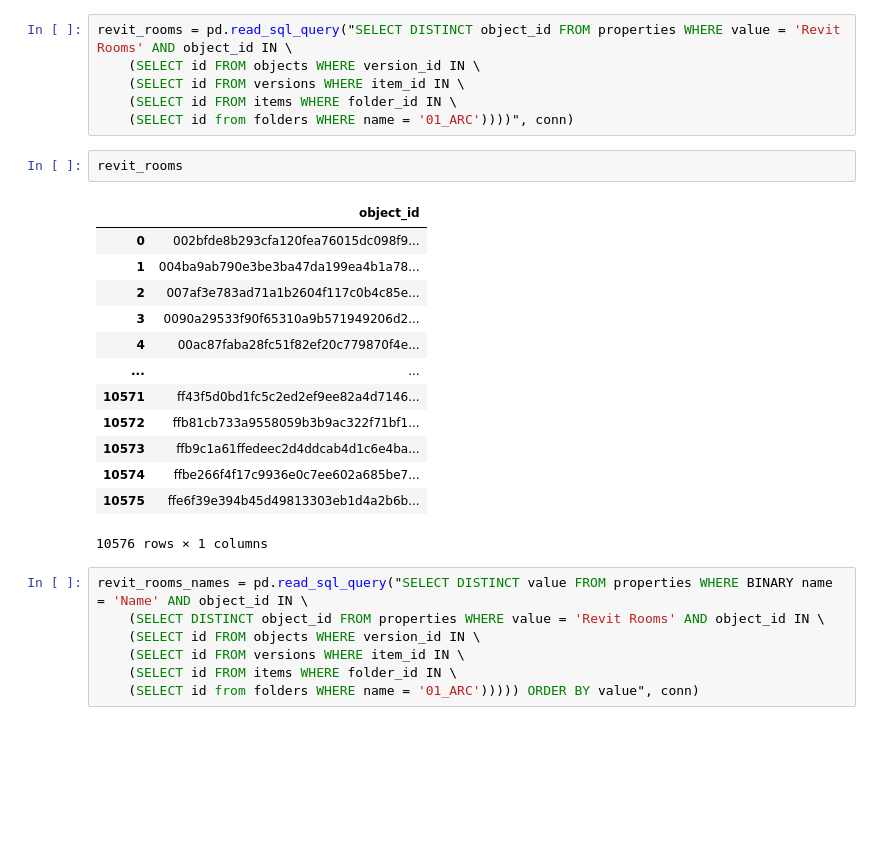
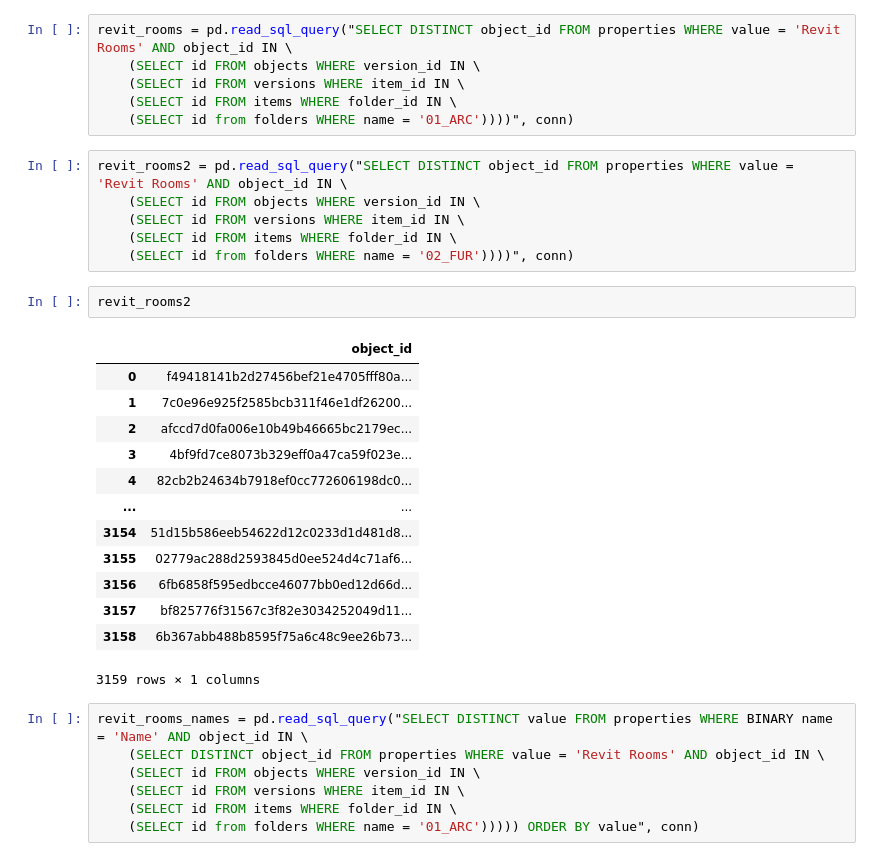
Before and after one commit to danielorzan/ATI_project, a Jupyter notebook: main.ipynb, the cells around one changed output. Cells and saved outputs as stored; diff of their text form; blank space fills up the shorter version.

```diff
--- a/main.ipynb
+++ b/main.ipynb
@@ -209,22 +209,28 @@ revit_rooms = pd.read_sql_query("SELECT DISTINCT object_id FROM properties WHERE
     (SELECT id FROM versions WHERE item_id IN \
     (SELECT id FROM items WHERE folder_id IN \
     (SELECT id from folders WHERE name = '01_ARC'))))", conn)
-# %%
-revit_rooms
-# %% [output]
-|  | object_id |
-| 0 | 002bfde8b293cfa120fea76015dc098f9... |
-| 1 | 004ba9ab790e3be3ba47da199ea4b1a78... |
-| 2 | 007af3e783ad71a1b2604f117c0b4c85e... |
-| 3 | 0090a29533f90f65310a9b571949206d2... |
-| 4 | 00ac87faba28fc51f82ef20c779870f4e... |
-| ... | ... |
-| 10571 | ff43f5d0bd1fc5c2ed2ef9ee82a4d7146... |
-| 10572 | ffb81cb733a9558059b3b9ac322f71bf1... |
-| 10573 | ffb9c1a61ffedeec2d4ddcab4d1c6e4ba... |
-| 10574 | ffbe266f4f17c9936e0c7ee602a685be7... |
-| 10575 | ffe6f39e394b45d49813303eb1d4a2b6b... |
-10576 rows × 1 columns
+# %%
+revit_rooms2 = pd.read_sql_query("SELECT DISTINCT object_id FROM properties WHERE value = 'Revit Rooms' AND object_id IN \
+    (SELECT id FROM objects WHERE version_id IN \
+    (SELECT id FROM versions WHERE item_id IN \
+    (SELECT id FROM items WHERE folder_id IN \
+    (SELECT id from folders WHERE name = '02_FUR'))))", conn)
+# %%
+revit_rooms2
+# %% [output]
+|  | object_id |
+| 0 | f49418141b2d27456bef21e4705fff80a... |
+| 1 | 7c0e96e925f2585bcb311f46e1df26200... |
+| 2 | afccd7d0fa006e10b49b46665bc2179ec... |
+| 3 | 4bf9fd7ce8073b329eff0a47ca59f023e... |
+| 4 | 82cb2b24634b7918ef0cc772606198dc0... |
+| ... | ... |
+| 3154 | 51d15b586eeb54622d12c0233d1d481d8... |
+| 3155 | 02779ac288d2593845d0ee524d4c71af6... |
+| 3156 | 6fb6858f595edbcce46077bb0ed12d66d... |
+| 3157 | bf825776f31567c3f82e3034252049d11... |
+| 3158 | 6b367abb488b8595f75a6c48c9ee26b73... |
+3159 rows × 1 columns
 # %%
 revit_rooms_names = pd.read_sql_query("SELECT DISTINCT value FROM properties WHERE BINARY name = 'Name' AND object_id IN \
     (SELECT DISTINCT object_id FROM properties WHERE value = 'Revit Rooms' AND object_id IN \
```
Also changed, not shown: parts of 4 cells of this notebook, 3 other files.
